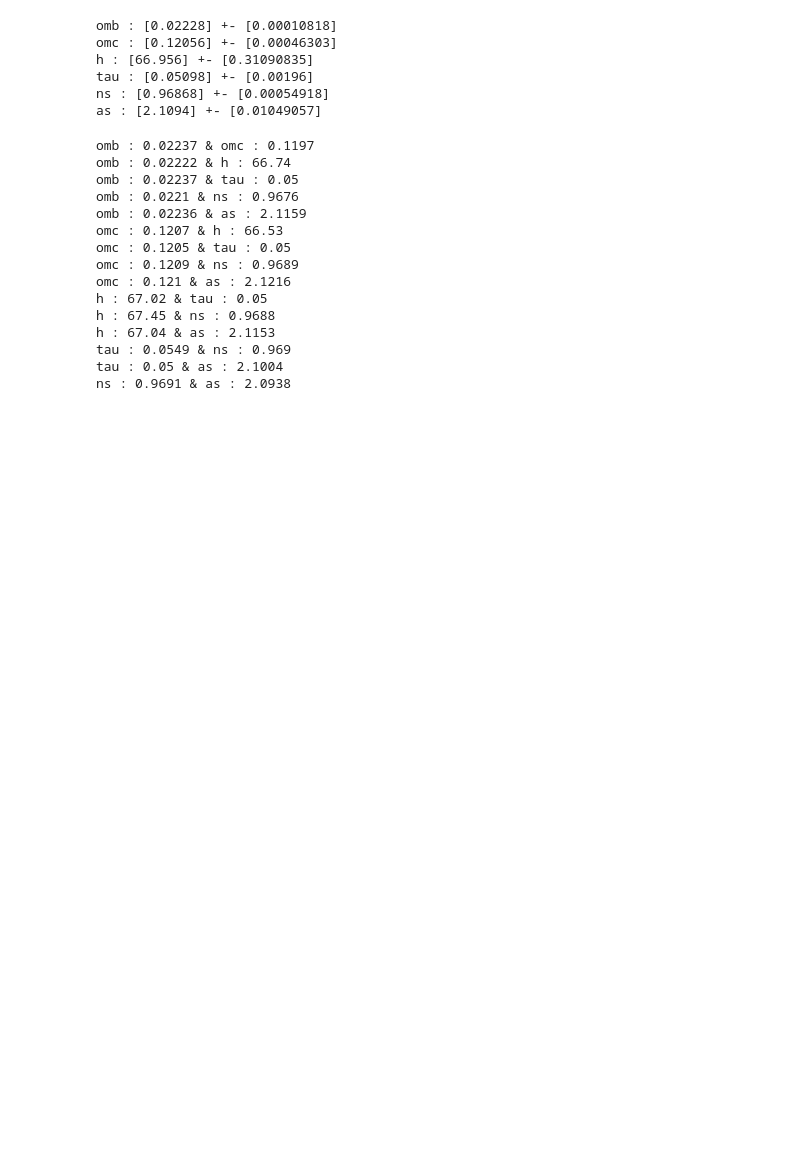
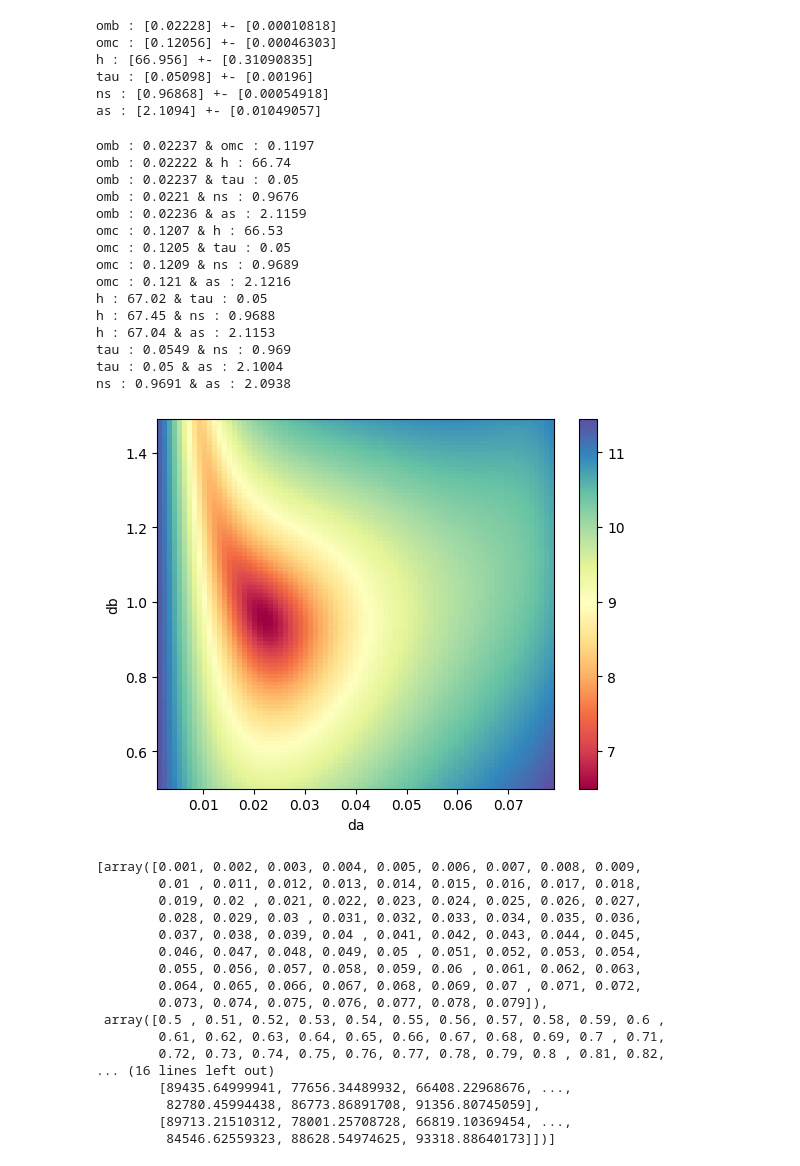
Before and after one commit to arjun-pandi/project_cosmology, a Jupyter notebook: Planks/CurrentWork.ipynb, the cells around one changed output. Cells and saved outputs as stored; diff of their text form; code cells hidden in the pictures; blank space fills up the shorter version.

```diff
--- a/Planks/CurrentWork.ipynb
+++ b/Planks/CurrentWork.ipynb
@@ -575,3 +572,26 @@ h : 67.04 & as : 2.1153
 tau : 0.0549 & ns : 0.969
 tau : 0.05 & as : 2.1004
 ns : 0.9691 & as : 2.0938
+# %%
+sr = np.load('likeliyhood/plot_arr/omb_ns.npy')
+
+plotif(sr,'da','db',False)
+# %% [output]
+[figure, added]
+[array([0.001, 0.002, 0.003, 0.004, 0.005, 0.006, 0.007, 0.008, 0.009,
+        0.01 , 0.011, 0.012, 0.013, 0.014, 0.015, 0.016, 0.017, 0.018,
+        0.019, 0.02 , 0.021, 0.022, 0.023, 0.024, 0.025, 0.026, 0.027,
+        0.028, 0.029, 0.03 , 0.031, 0.032, 0.033, 0.034, 0.035, 0.036,
+        0.037, 0.038, 0.039, 0.04 , 0.041, 0.042, 0.043, 0.044, 0.045,
+        0.046, 0.047, 0.048, 0.049, 0.05 , 0.051, 0.052, 0.053, 0.054,
+        0.055, 0.056, 0.057, 0.058, 0.059, 0.06 , 0.061, 0.062, 0.063,
+        0.064, 0.065, 0.066, 0.067, 0.068, 0.069, 0.07 , 0.071, 0.072,
+        0.073, 0.074, 0.075, 0.076, 0.077, 0.078, 0.079]),
+ array([0.5 , 0.51, 0.52, 0.53, 0.54, 0.55, 0.56, 0.57, 0.58, 0.59, 0.6 ,
+        0.61, 0.62, 0.63, 0.64, 0.65, 0.66, 0.67, 0.68, 0.69, 0.7 , 0.71,
+        0.72, 0.73, 0.74, 0.75, 0.76, 0.77, 0.78, 0.79, 0.8 , 0.81, 0.82,
+... (16 lines left out)
+        [89435.64999941, 77656.34489932, 66408.22968676, ...,
+         82780.45994438, 86773.86891708, 91356.80745059],
+        [89713.21510312, 78001.25708728, 66819.10369454, ...,
+         84546.62559323, 88628.54974625, 93318.88640173]])]
```
Also changed, not shown: parts of 15 cells of this notebook, 22 other files.
